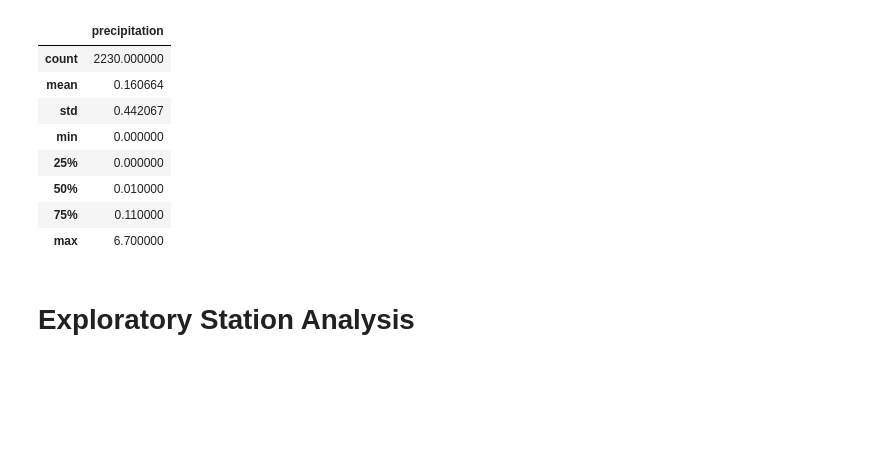
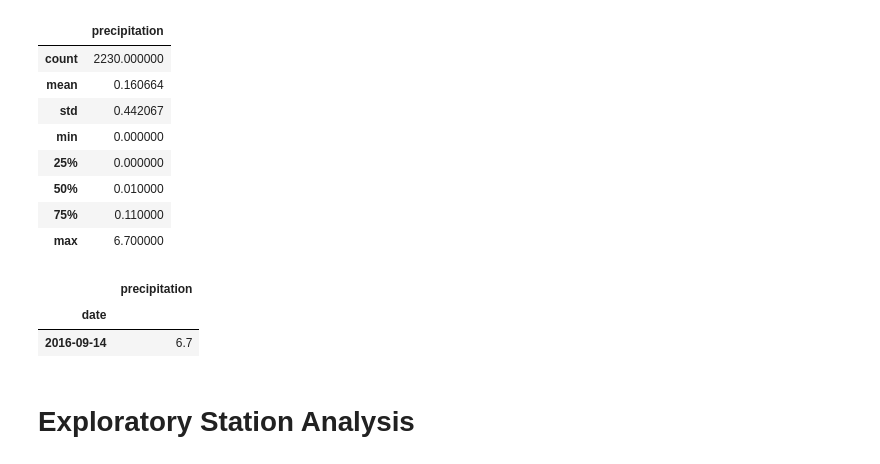
Before and after one commit to sarahDH615/sqlalchemy-challenge, a Jupyter notebook: climate_starter.ipynb, the cells around one changed output. Saved outputs shown, nothing was run; the diff lists cells and outputs as text; code cells hidden in the pictures; blank space fills up the shorter version.

```diff
--- a/climate_starter.ipynb
+++ b/climate_starter.ipynb
@@ -153,6 +153,14 @@ prcp_data.describe()
 | 50% | 0.010000 |
 | 75% | 0.110000 |
 | max | 6.700000 |
+# %%
+#finding the date with the highest rainfall within the year
+max_rain = max(prcp_data['precipitation'])
+prcp_data[prcp_data['precipitation'] == max_rain]
+# %% [output]
+|  | precipitation |
+| date |  |
+| 2016-09-14 | 6.7 |
 # %% [markdown]
 # Exploratory Station Analysis
 # %%
```
Also changed, not shown: parts of 2 cells of this notebook.
